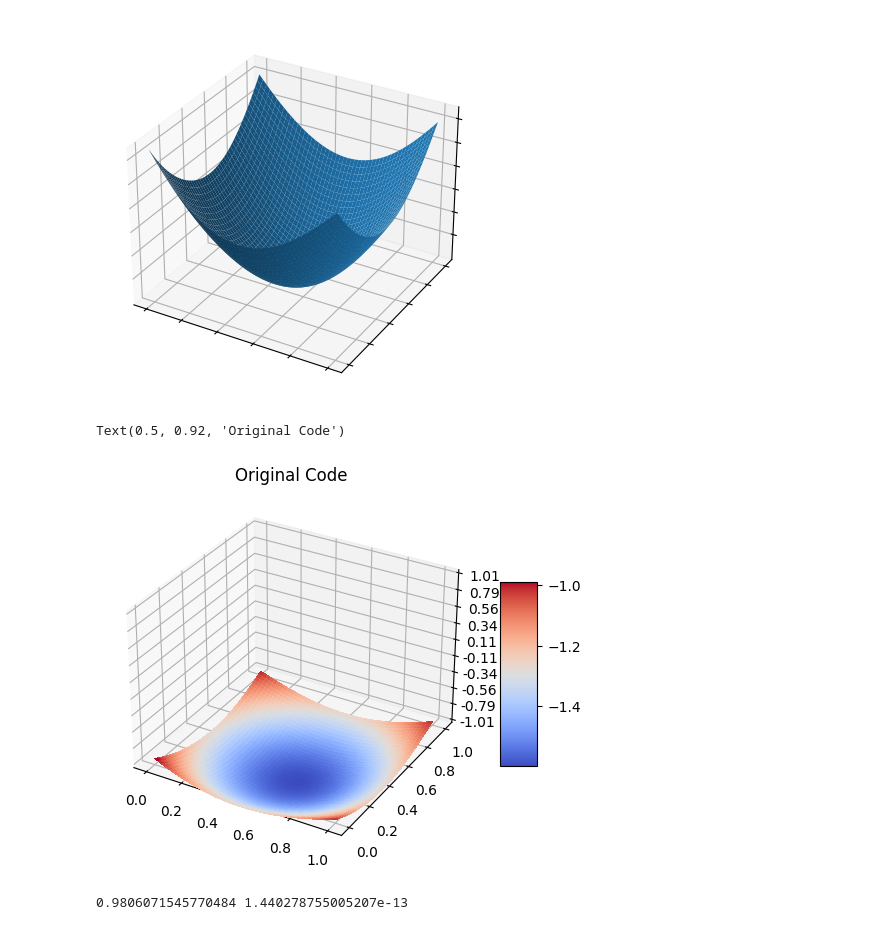
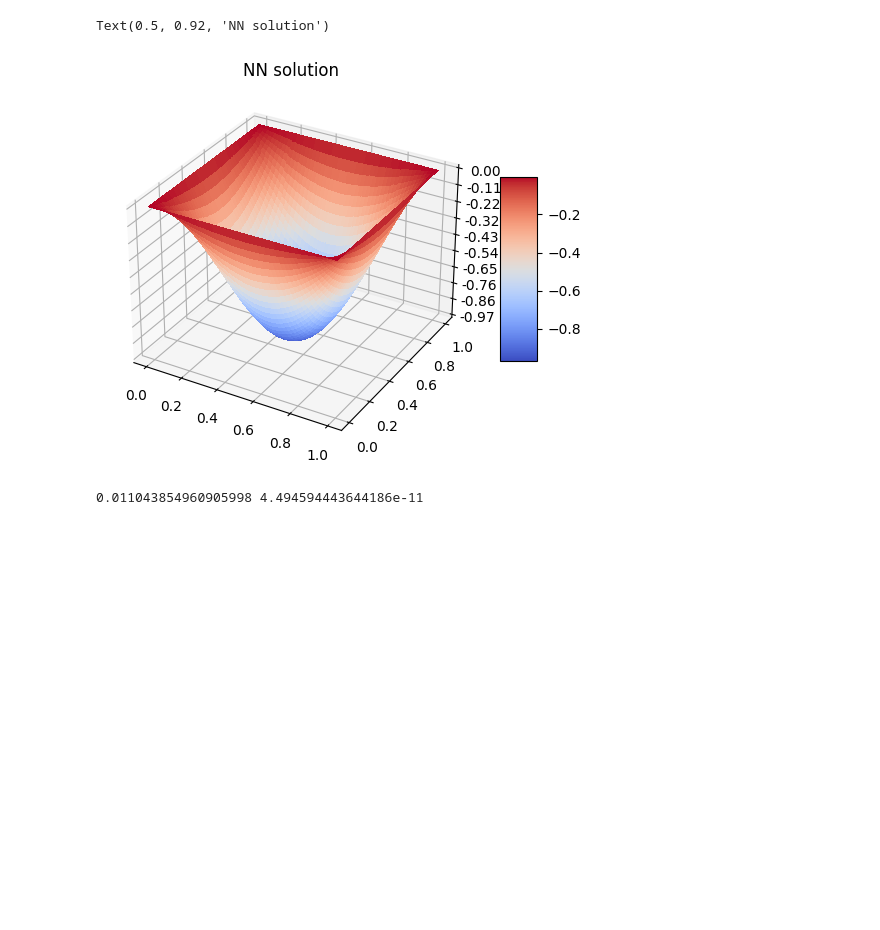
Before and after one commit to jar-evans/IVPINN, a Jupyter notebook: VPINN_clean_with_BC/main.ipynb, the cells around one changed output. Cells and saved outputs as stored; diff of their text form; code cells hidden in the pictures; blank space fills up the shorter version.

```diff
--- a/VPINN_clean_with_BC/main.ipynb
+++ b/VPINN_clean_with_BC/main.ipynb
@@ -28,5 +25,5 @@ initializer=tf.keras.initializers.GlorotUniform(seed=42)
 
 domain=((0,0),(1,0),(1,1),(0,1))
 
-mesh=generate_mesh(domain,0.006)
+mesh=generate_mesh(domain,0.005)
 # %% [output]
@@ -118,8 +100,4 @@ degree =  2  , local dof =  6  internal dof =  0  points inside each edge =  1
 # %%
-
 #print(find_h(mesh)) #biggest and smaller of the edges
-
-
-
-history=vp.train(3000,0.001)
+history=vp.train(1000,0.001)
 # %% [output]
@@ -192,11 +187,12 @@ plt.legend()
 # %%
 ## Add surface plot
-import numpy as np
-x=np.linspace(0,1,50,dtype=np.float32)
+N = 50
+x=np.linspace(0,1,N,dtype=np.float32)
 XX,YY = np.meshgrid(x,x)
 xx = XX.flatten()
 yy = YY.flatten()
 
 X = np.vstack((xx,yy)).transpose()
-print(X)
-Z = [vp.u_NN(x[0],x[1]) for x in X]
+Z = [vp.u_NN_BC(x[0],x[1]) for x in X]
+
+z = np.array(Z).flatten().reshape((N,N))
@@ -212,43 +199,46 @@ KeyboardInterrupt:
 # %%
-# Plot the surface
-z = np.array(Z).flatten().reshape((50,50))
-# z = np.reshape(z, (50,50))
-fig, ax = plt.subplots(subplot_kw={"projection": "3d"})
-ax.plot_surface(XX, YY, z, vmin=z.min() * 2)
-
-ax.set(xticklabels=[],
-       yticklabels=[],
-       zticklabels=[])
-
-plt.show()
-
-from mpl_toolkits.mplot3d import Axes3D
 from matplotlib import cm
 from matplotlib.ticker import LinearLocator, FormatStrFormatter
 import matplotlib.pyplot as plt
 import numpy as np
 
 fig = plt.figure()
 ax = fig.add_subplot(projection='3d')
 surf = ax.plot_surface(XX, YY, z, rstride=1, cstride=1, cmap=cm.coolwarm,
     linewidth=0, antialiased=False)
-ax.set_zlim(-1.01, 1.01)
+# ax.set_zlim(-1.01, 0)
 
 ax.zaxis.set_major_locator(LinearLocator(10))
 ax.zaxis.set_major_formatter(FormatStrFormatter('%.02f'))
 
 fig.colorbar(surf, shrink=0.5, aspect=5)
-plt.title('Original Code')
+plt.title('NN solution')
 # %% [output]
+Text(0.5, 0.92, 'NN solution')
-[figure, old version]
+[figure, new version]
-Text(0.5, 0.92, 'Original Code')
-[figure, removed]
 # %%
 #integration
 from scipy.integrate import dblquad
-integral,error=dblquad(lambda x,y: (u_exact(x,y)-vp.u_NN(x,y))**2, 0.0, 1.0,0.0, 1.0)
+integral,error=dblquad(lambda x,y: (u_exact(x,y)-vp.u_NN_BC(x,y))**2, 0.0, 1.0,0.0, 1.0)
 
 L2_error=np.sqrt(integral)
 print(L2_error,error)
+
+
+def L2_error(x, y):
+
+    u_ex = lambda x, y: tf.cos(np.pi*(x+0.5))*tf.sin(np.pi*y)
+
+    # Find the exact solution
+    u_ex = u_ex(x, y)
+
+    # Find the NN solution
+    u_NN = vp.u_NN_BC(x, y)
+
+    # Find the difference between exact and NN
+    return (u_ex - u_NN)**2
+
+L2_2, int_error_L2 = dblquad(L2_error, 0.0, 1.0, 0.0, 1.0)
+L2_error=np.sqrt(L2_2)
 # %% [output]
-0.9806071545770484 1.440278755005207e-13
+0.011043854960905998 4.494594443644186e-11
```
Also changed, not shown: parts of 16 cells of this notebook, 1 other file.
